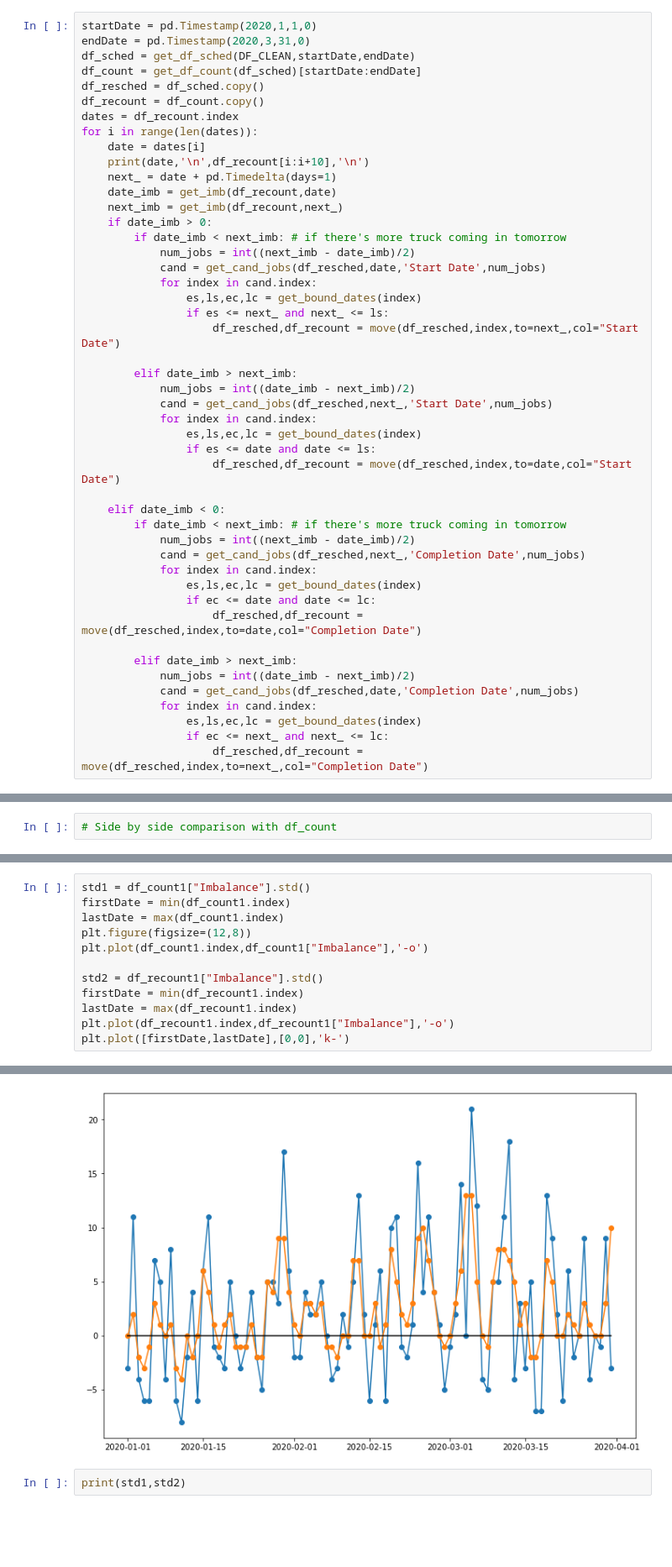
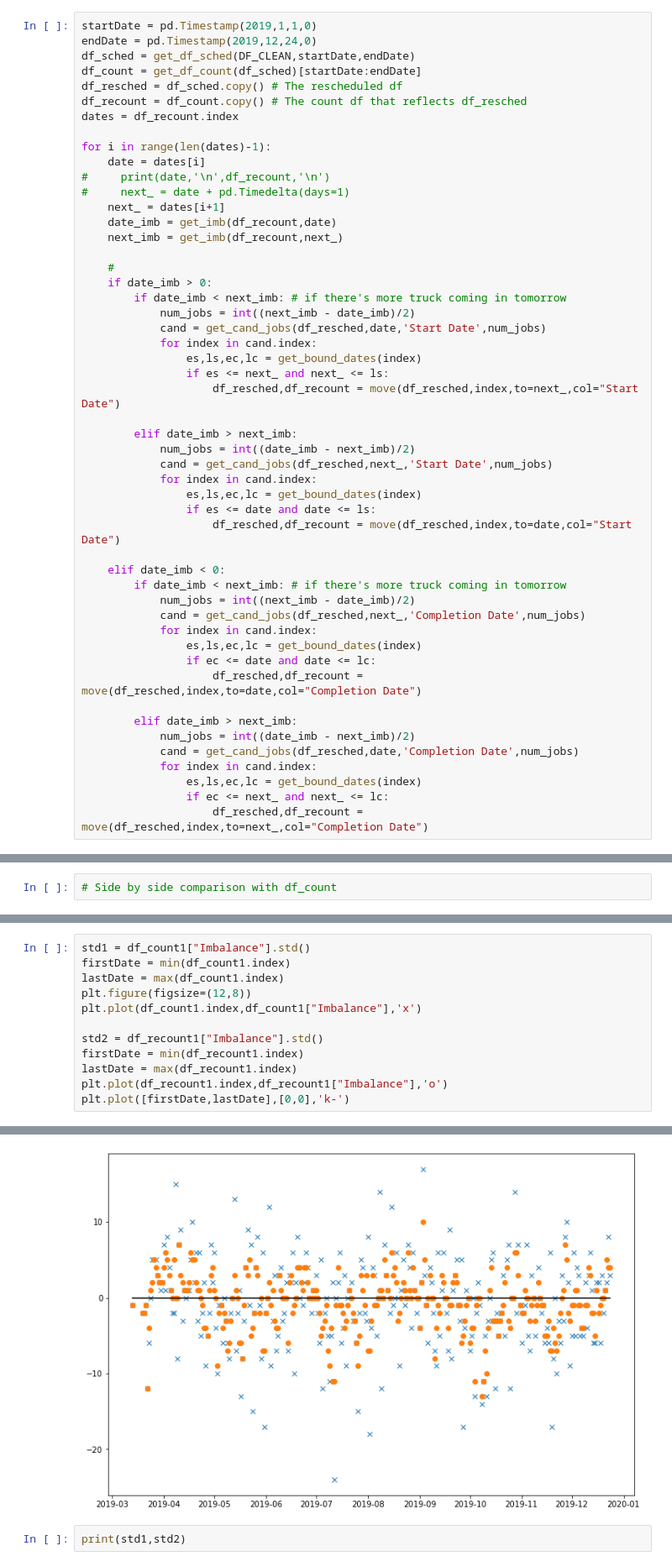
Before and after one commit to tranndt/ml-usra2021-NexusDataChallengeBison, a Jupyter notebook: [05-2021] Nexus Data Challenge/Jason's Notebook.ipynb, the cells around one changed output, grey strips where cells are left out. Shown at 84% size. Saved outputs shown, nothing was run; the diff lists cells and outputs as text; blank space fills up the shorter version.

```diff
--- a/[05-2021] Nexus Data Challenge/Jason's Notebook.ipynb
+++ b/[05-2021] Nexus Data Challenge/Jason's Notebook.ipynb
@@ -335,19 +357,23 @@ get_bound_dates(10812)
 # %%
 ## Version 1.1 - Added EARLIEST and LATEST constraints
 # %%
-startDate = pd.Timestamp(2020,1,1,0)
-endDate = pd.Timestamp(2020,3,31,0)
+startDate = pd.Timestamp(2019,1,1,0)
+endDate = pd.Timestamp(2019,12,24,0)
 df_sched = get_df_sched(DF_CLEAN,startDate,endDate)
 df_count = get_df_count(df_sched)[startDate:endDate]
-df_resched = df_sched.copy()
-df_recount = df_count.copy()
+df_resched = df_sched.copy() # The rescheduled df
+df_recount = df_count.copy() # The count df that reflects df_resched
 dates = df_recount.index
-for i in range(len(dates)):
+
+for i in range(len(dates)-1):
     date = dates[i]
-    print(date,'\n',df_recount[i:i+10],'\n')
-    next_ = date + pd.Timedelta(days=1)
+#     print(date,'\n',df_recount,'\n')
+#     next_ = date + pd.Timedelta(days=1)
+    next_ = dates[i+1]
     date_imb = get_imb(df_recount,date)
     next_imb = get_imb(df_recount,next_)
+
+    #
     if date_imb > 0:
         if date_imb < next_imb: # if there's more truck coming in tomorrow
             num_jobs = int((next_imb - date_imb)/2)
@@ -427,18 +437,18 @@ df.head(50)
 # %%
 std1 = df_count1["Imbalance"].std()
 firstDate = min(df_count1.index)
 lastDate = max(df_count1.index)
 plt.figure(figsize=(12,8))
-plt.plot(df_count1.index,df_count1["Imbalance"],'-o')
+plt.plot(df_count1.index,df_count1["Imbalance"],'x')
 
 std2 = df_recount1["Imbalance"].std()
 firstDate = min(df_recount1.index)
 lastDate = max(df_recount1.index)
-plt.plot(df_recount1.index,df_recount1["Imbalance"],'-o')
+plt.plot(df_recount1.index,df_recount1["Imbalance"],'o')
 plt.plot([firstDate,lastDate],[0,0],'k-')
 # %% [output]
 [<matplotlib.lines.Line2D at 0x...>]
-[figure, old version]
+[figure, new version]
 # %%
 print(std1,std2)
 # %% [output]
```
Also changed, not shown: parts of 9 cells of this notebook, 1 other file.
